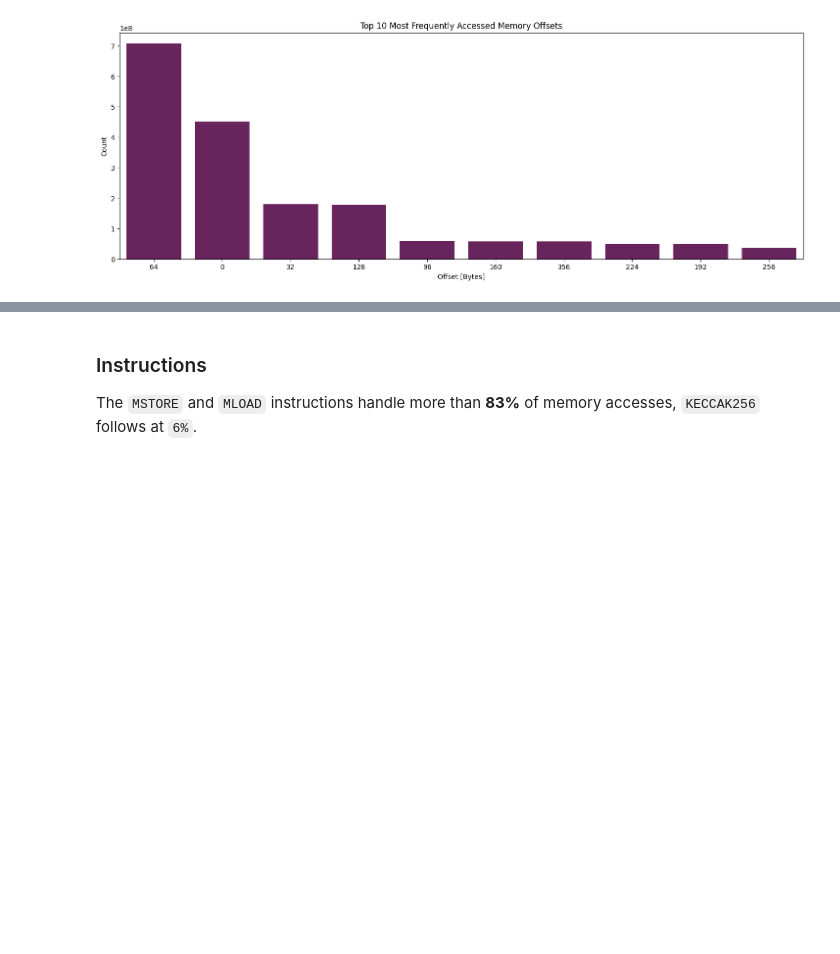
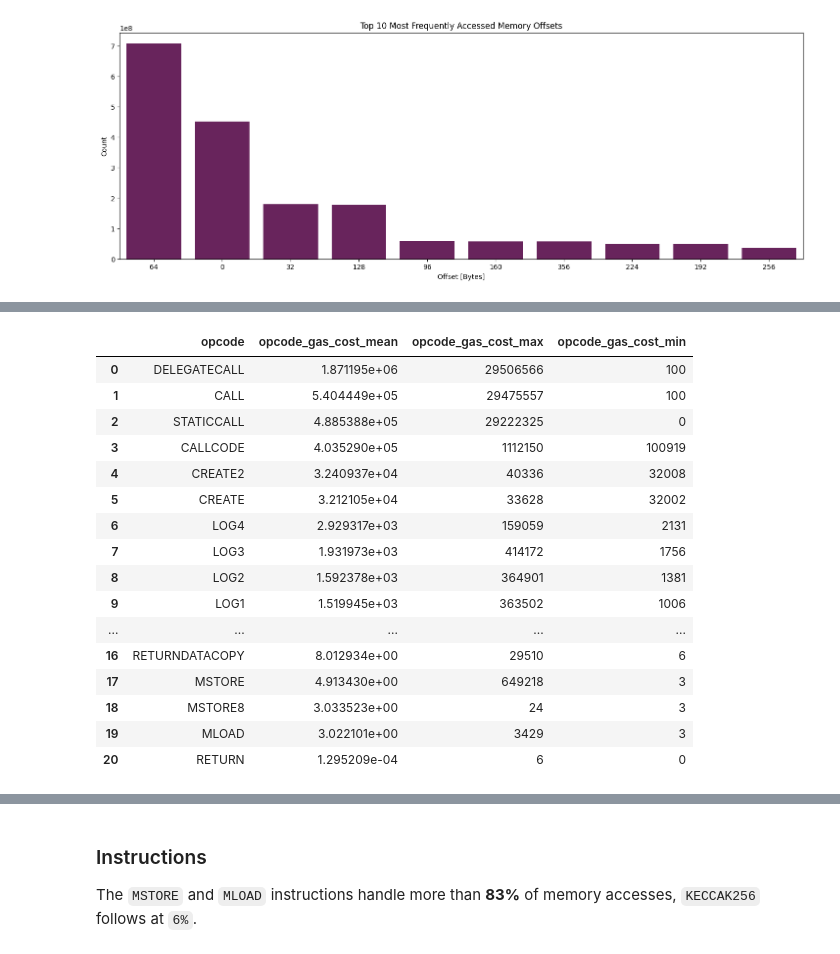
Before and after one commit to raxhvl/evm-memory-analysis, a Jupyter notebook: evm-memory-analysis.ipynb, the cells around one changed output, grey strips where cells are left out. Saved outputs shown, nothing was run; the diff lists cells and outputs as text; code cells hidden in the pictures; blank space fills up the shorter version.

```diff
--- a/evm-memory-analysis.ipynb
+++ b/evm-memory-analysis.ipynb
@@ -224,0 +274,21 @@ plt.show()
+# %%
+opcode_cost_range = df.groupby("opcode", agg={"opcode_gas_cost": ["mean","max", "min"]}).sort(["opcode_gas_cost_mean"],ascending=False).to_pandas_df()
+opcode_cost_range
+# %% [output]
+|  | opcode | opcode_gas_cost_mean | opcode_gas_cost_max | opcode_gas_cost_min |
+| 0 | DELEGATECALL | 1.871195e+06 | 29506566 | 100 |
+| 1 | CALL | 5.404449e+05 | 29475557 | 100 |
+| 2 | STATICCALL | 4.885388e+05 | 29222325 | 0 |
+| 3 | CALLCODE | 4.035290e+05 | 1112150 | 100919 |
+| 4 | CREATE2 | 3.240937e+04 | 40336 | 32008 |
+| 5 | CREATE | 3.212105e+04 | 33628 | 32002 |
+| 6 | LOG4 | 2.929317e+03 | 159059 | 2131 |
+| 7 | LOG3 | 1.931973e+03 | 414172 | 1756 |
+| 8 | LOG2 | 1.592378e+03 | 364901 | 1381 |
+| 9 | LOG1 | 1.519945e+03 | 363502 | 1006 |
+| ... | ... | ... | ... | ... |
+| 16 | RETURNDATACOPY | 8.012934e+00 | 29510 | 6 |
+| 17 | MSTORE | 4.913430e+00 | 649218 | 3 |
+| 18 | MSTORE8 | 3.033523e+00 | 24 | 3 |
+| 19 | MLOAD | 3.022101e+00 | 3429 | 3 |
+| 20 | RETURN | 1.295209e-04 | 6 | 0 |
```
Also changed, not shown: parts of 20 cells of this notebook.
